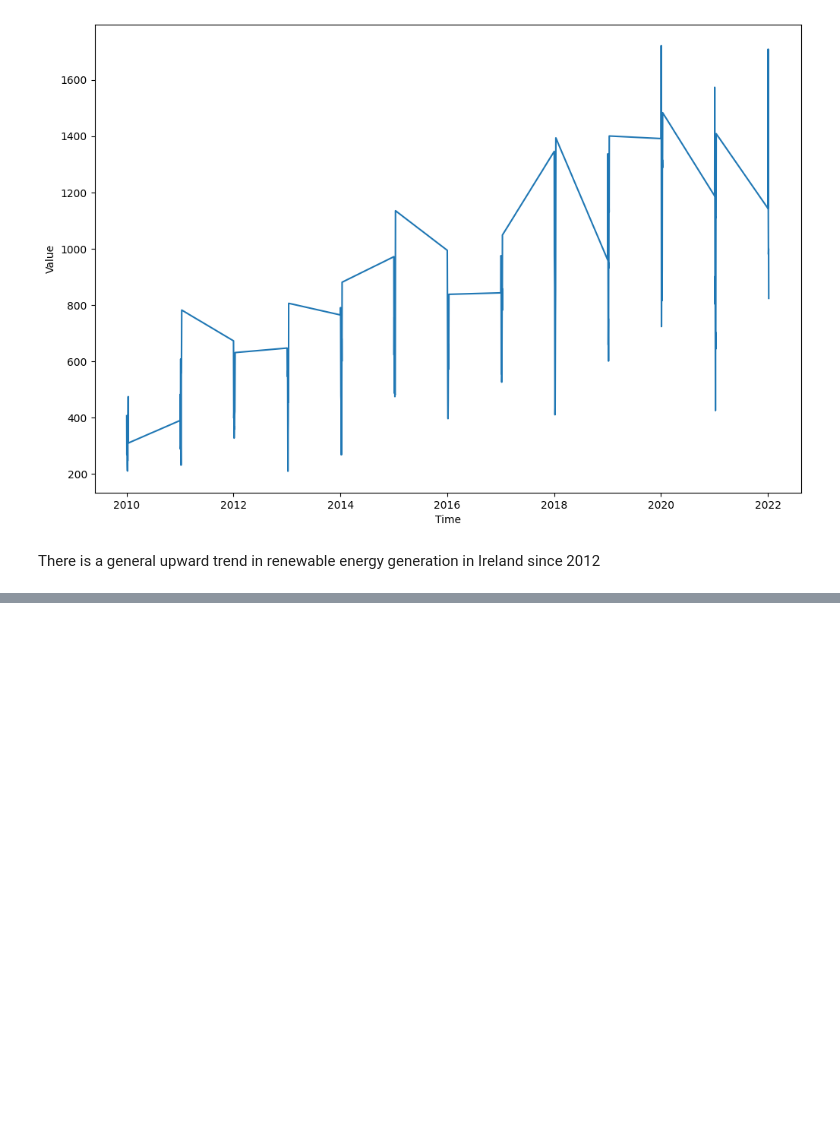
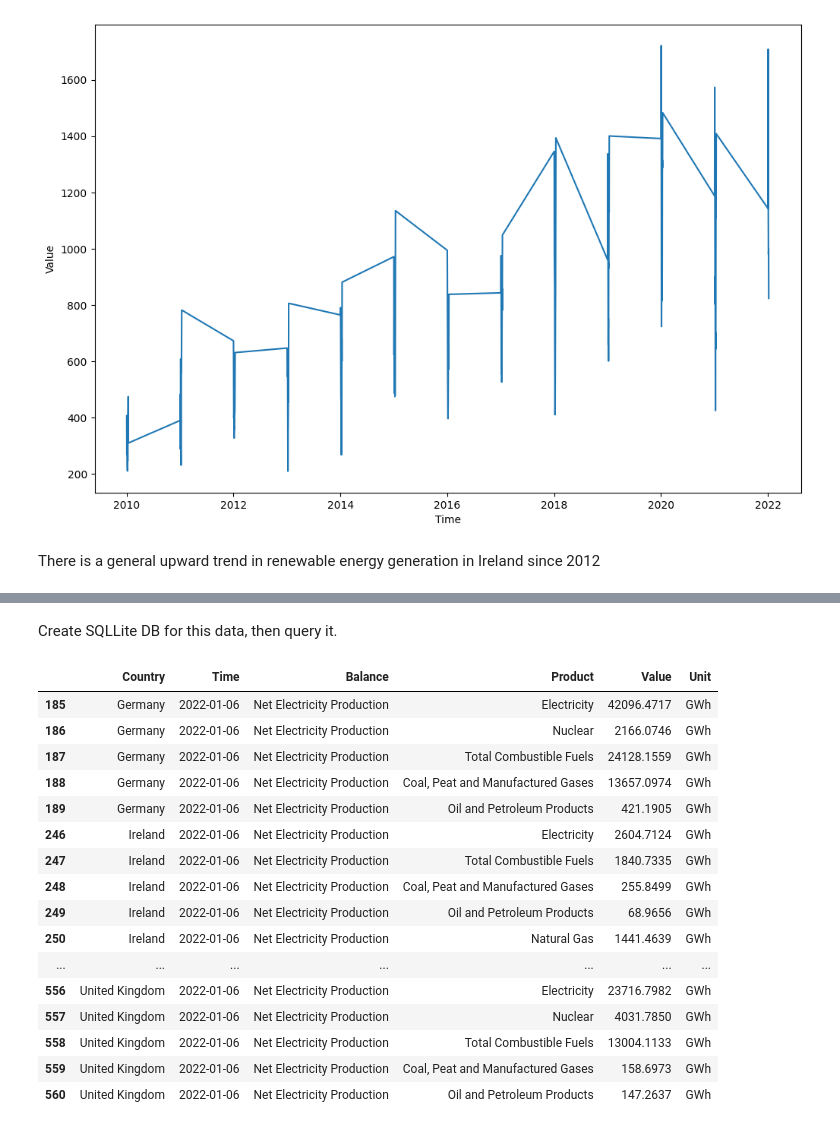
Before and after one commit to sibanda1989/international-energy-statistics-analysis, a Jupyter notebook: ExpIEHS101022.ipynb, the cells around one changed output, grey strips where cells are left out. Saved outputs shown, nothing was run; the diff lists cells and outputs as text; code cells hidden in the pictures; blank space fills up the shorter version.

```diff
--- a/ExpIEHS101022.ipynb
+++ b/ExpIEHS101022.ipynb
@@ -220,0 +229,2 @@ There is a general upward trend in renewable energy generation in Ireland since
+# %% [markdown]
+Create SQLLite DB for this data, then query it.
@@ -220,0 +237,20 @@ There is a general upward trend in renewable energy generation in Ireland since
+# %%
+countries_df.groupby("Country").head()
+# %% [output]
+|  | Country | Time | Balance | Product | Value | Unit |
+| 185 | Germany | 2022-01-06 | Net Electricity Production | Electricity | 42096.4717 | GWh |
+| 186 | Germany | 2022-01-06 | Net Electricity Production | Nuclear | 2166.0746 | GWh |
+| 187 | Germany | 2022-01-06 | Net Electricity Production | Total Combustible Fuels | 24128.1559 | GWh |
+| 188 | Germany | 2022-01-06 | Net Electricity Production | Coal, Peat and Manufactured Gases | 13657.0974 | GWh |
+| 189 | Germany | 2022-01-06 | Net Electricity Production | Oil and Petroleum Products | 421.1905 | GWh |
+| 246 | Ireland | 2022-01-06 | Net Electricity Production | Electricity | 2604.7124 | GWh |
+| 247 | Ireland | 2022-01-06 | Net Electricity Production | Total Combustible Fuels | 1840.7335 | GWh |
+| 248 | Ireland | 2022-01-06 | Net Electricity Production | Coal, Peat and Manufactured Gases | 255.8499 | GWh |
+| 249 | Ireland | 2022-01-06 | Net Electricity Production | Oil and Petroleum Products | 68.9656 | GWh |
+| 250 | Ireland | 2022-01-06 | Net Electricity Production | Natural Gas | 1441.4639 | GWh |
+| ... | ... | ... | ... | ... | ... | ... |
+| 556 | United Kingdom | 2022-01-06 | Net Electricity Production | Electricity | 23716.7982 | GWh |
+| 557 | United Kingdom | 2022-01-06 | Net Electricity Production | Nuclear | 4031.7850 | GWh |
+| 558 | United Kingdom | 2022-01-06 | Net Electricity Production | Total Combustible Fuels | 13004.1133 | GWh |
+| 559 | United Kingdom | 2022-01-06 | Net Electricity Production | Coal, Peat and Manufactured Gases | 158.6973 | GWh |
+| 560 | United Kingdom | 2022-01-06 | Net Electricity Production | Oil and Petroleum Products | 147.2637 | GWh |
```
Also changed, not shown: parts of 20 cells of this notebook.
